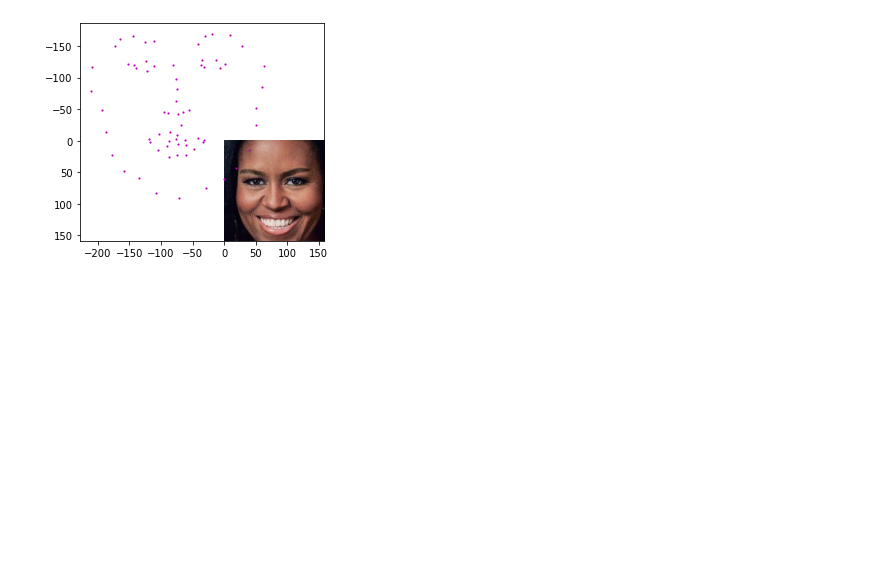
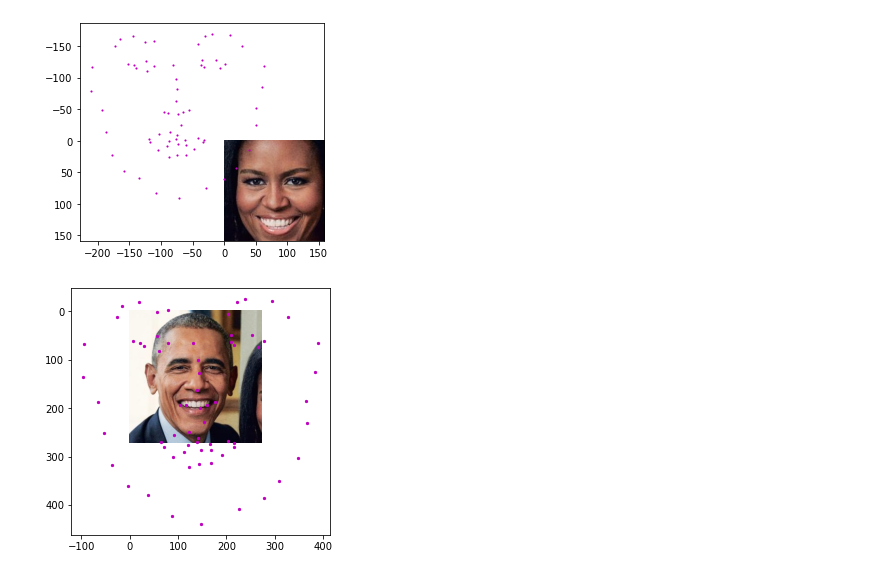
Before and after one commit to desininja/face-detection-udactiy, a Jupyter notebook: 3. Facial Keypoint Detection, Complete Pipeline.ipynb, the cells around one changed output. Cells and saved outputs as stored; diff of their text form; code cells hidden in the pictures; blank space fills up the shorter version.

```diff
--- a/3. Facial Keypoint Detection, Complete Pipeline.ipynb
+++ b/3. Facial Keypoint Detection, Complete Pipeline.ipynb
@@ -182,3 +182,89 @@ for (x,y,w,h) in faces:
 [figure]
 <Figure size 432x288 with 0 Axes>
 [figure]
+# %%
+image_copy = np.copy(image)
+
+face_id=0
+
+# loop over the detected faces from your haar cascade
+
+for (x,y,w,h) in faces:
+
+    face_id=+1
+
+    # Select the region of interest that is the face in the image
+    padding = 50 # you could need to change and to tune this value
+
+    roi = image_copy[y-padding:y+h+padding, x-padding:x+w+padding]
+    #roi = image_copy[y-40:y+h+40, x-40:x+w+40]
+
+
+
+    ## TODO: Convert the face region from RGB to grayscale
+    roi_gray = cv2.cvtColor(roi, cv2.COLOR_RGB2GRAY)
+
+    ## TODO: Normalize the grayscale image so that its color range falls in [0,1] instead of [0,255]
+    roi_gray = roi_gray/255.0
+
+
+
+    ## TODO: Rescale the detected face to be the expected square size for your CNN (224x224, suggested)
+    roi_gray = cv2.resize(roi_gray, (224, 224))
+    ## TODO: Reshape the numpy image shape (H x W x C) into a torch image shape (C x H x W)
+    if(len(roi_gray.shape) == 2):
+        # add that third color dim
+
+        roi_gray = roi_gray.reshape(roi_gray.shape[0], roi_gray.shape[1], 1)
+
+
+    roi_gray = roi_gray.transpose((2, 0, 1))
+
+    roi_gray =  torch.from_numpy(roi_gray)
+
+    roi_gray = roi_gray.type(torch.FloatTensor)
+
+    roi_gray =roi_gray.unsqueeze(0)
+
+    #print(roi_gray.shape)
+
+    ## TODO: Make facial keypoint predictions using your loaded, trained network
+
+    predicted_key_pts = net(roi_gray)
+
+
+
+    #print(predicted_key_pts)
+    predicted_key_pts = predicted_key_pts.view(-1,2)
+
+    #print(predicted_key_pts)
+
+    # un-transform the predicted key_pts data
+
+    predicted_key_pts = predicted_key_pts.data
+
+    predicted_key_pts = predicted_key_pts.numpy()
+
+    # undo normalization of keypoints
+
+    predicted_key_pts = predicted_key_pts*50+100
+
+    ## TODO: Display each detected face and the corresponding keypoints
+
+    roi_copy = np.copy(roi)
+
+
+    #show_all_keypoints(roi_copy, keypoints)
+    #plt.show()
+
+    fig = plt.figure(figsize = (10,10))
+
+    fig.add_subplot(2, abs(len(faces)/2),face_id)
+
+    plt.imshow(roi_copy, cmap='gray')
+
+    plt.scatter(predicted_key_pts[:, 0], predicted_key_pts[:, 1], s=20, marker='.', c='m')
+
+plt.show()
+# %% [output]
+[figure, added]
```
Also changed, not shown: parts of 1 cell of this notebook.
